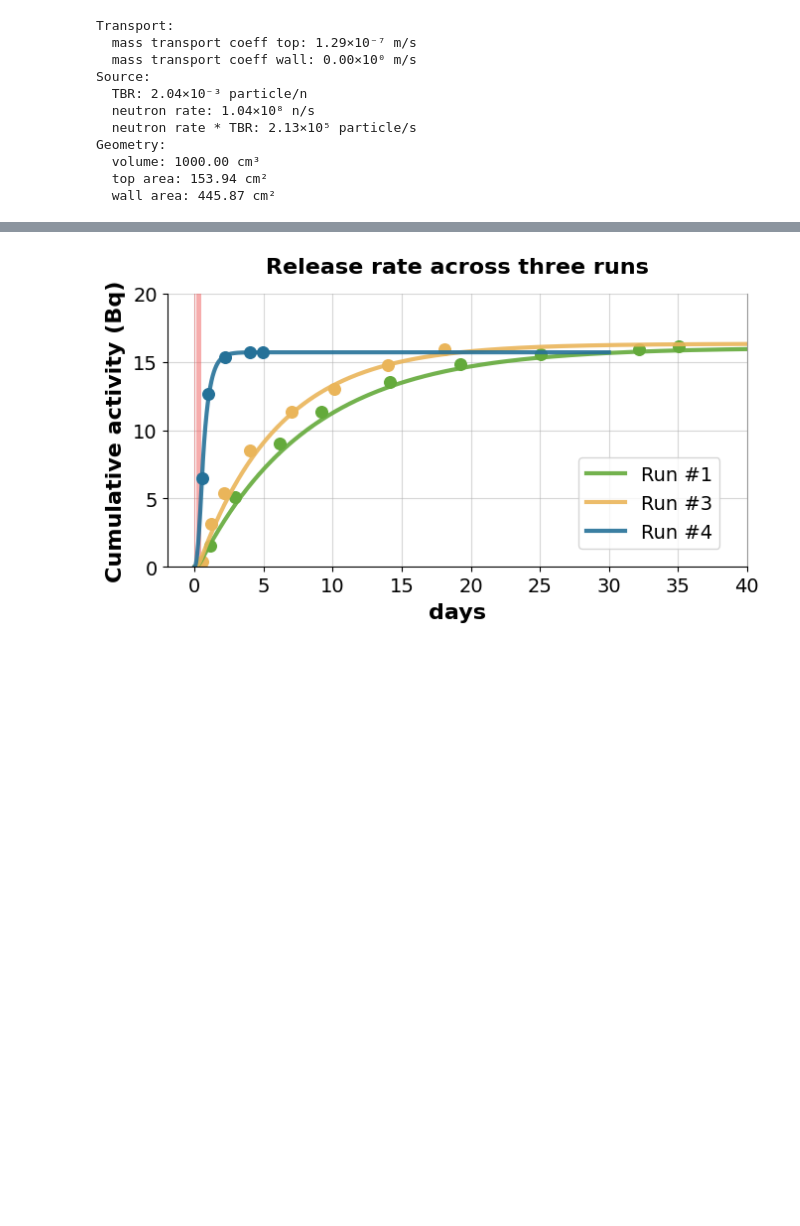
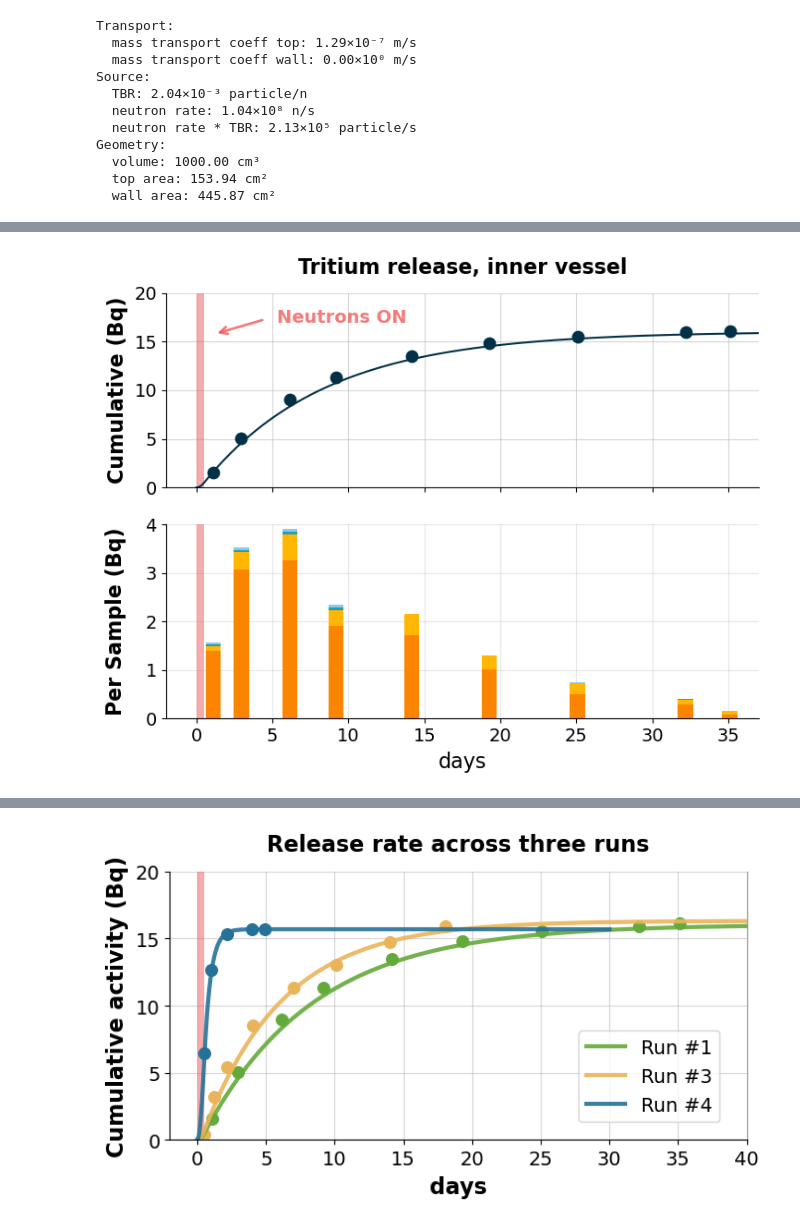
Before and after one commit to veliki-filozof/BABY-1L-run-3, a Jupyter notebook: analysis/tritium/tritium_model_mixrun.ipynb, the cells around one changed output, grey strips where cells are left out. Drawn from its saved outputs; the diff is of its cells as text; code cells hidden in the pictures; blank space fills up the shorter version.

```diff
--- a/analysis/tritium/tritium_model_mixrun.ipynb
+++ b/analysis/tritium/tritium_model_mixrun.ipynb
@@ -457,3 +457,78 @@ plt.show()
+# %%
+fig, (ax1, ax2) = plt.subplots(
+    2, 1, sharex=True, figsize=(7.5, 6), gridspec_kw={'height_ratios': [1, 1]}
+)
+
+# Top axis: cumulative release (line and scatter)
+plt.sca(ax1)
+plot_integrated_top_release(baby_model_run1, color="#023047", zorder=3)
+plot_irradiation(baby_model_run1, facecolor="#EF5B5B", alpha=0.5, zorder=2)
+ax1.scatter(run1_days, run1_top_release, s=80, color="#023047", label="Run 1 Measured (Top)", zorder=4)
+
+ax1.set_ylabel("Cumulative (Bq)", labelpad=5, fontsize=16, weight='bold')
+ax1.set_ylim(0, 20)
+ax1.set_xlim(-2, 37)
+ax1.set_yticks(np.arange(0, 25, 5))
+ax1.set_title("Tritium release, inner vessel", loc="center", pad=15, fontsize=16, weight='bold')
+ax1.grid(alpha=0.5)
+ax1.spines["right"].set_visible(False)
+labelLines(ax1.get_lines(), zorder=5, xvals=[30] * 2)
+
+# Add arrow and "Neutrons ON" label to top subplot
+arrow_x = 1.2   # x-coordinate of the arrow base
+arrow_y = 15.8   # y-coordinate of the arrow base
+label_x = 5.3   # x-coordinate for the text label
+label_y = 16.9   # y-coordinate for the text label (lowered)
+irr_color = "#EF5B5B"
+irr_alpha = 0.8
+
+# Add arrow pointing to the irradiation bar
+ax1.annotate(
+    "",  # no text
+    xy=(arrow_x, arrow_y),  # target point on the bar
+    xytext=(arrow_x+3.3, arrow_y+1.5),  # arrow tail
+    arrowprops=dict(
+        arrowstyle="->",
+        color=irr_color,
+        alpha=irr_alpha,
+        linewidth=2
+    ),
+    zorder=5
+)
+
+# Add "Neutrons ON" label
+ax1.text(
+    label_x, label_y,
+    "Neutrons ON",
+    color=irr_color,
+    alpha=0.8,
+    fontsize=14,
+    weight='bold',
+    zorder=5
+)
+
+# Bottom axis: bars (sample activity)
+plt.sca(ax2)
+plot_bars(
+    bm_run1.IV_stream,
+    index=[time.to(ureg.day).magnitude for time in bm_run1.replacement_times_top],
+    bar_width=1,
+)
+plot_irradiation(baby_model_run1, facecolor="#EF5B5B", alpha=0.5, zorder=1)
+ax2.set_ylabel("Per Sample (Bq)", labelpad=15, fontsize=16, weight='bold')
+ax2.set_ylim(top=4)
+ax2.set_xlim(left=-2, right=37)
+ax2.tick_params(axis="y", labelcolor="black")
+ax2.spines["right"].set_visible(False)
+ax2.grid(True, axis="both", alpha=0.3)
+
+ax2.set_xlabel("days", labelpad=5, fontsize=16)
+
+fig.tight_layout()
+fig.savefig("Tritium release IV run 1 split.svg", format="svg", dpi=300)
+plt.show()
+# %% [output]
+[figure, added]
 # %%
 plt.figure(figsize = (6,4))
 plot_integrated_top_release(baby_model, color="orange", alpha = 0.4)
```
Also changed, not shown: parts of 16 cells of this notebook.
